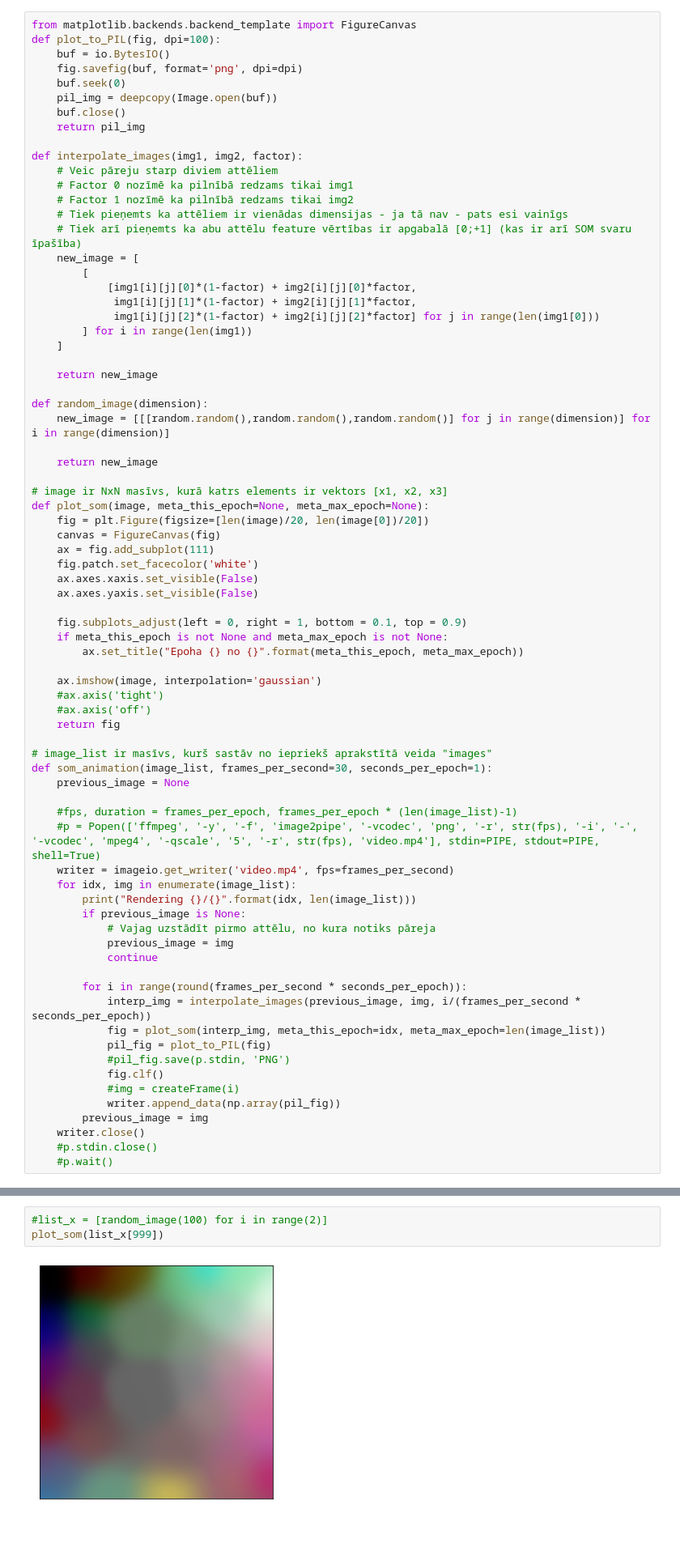
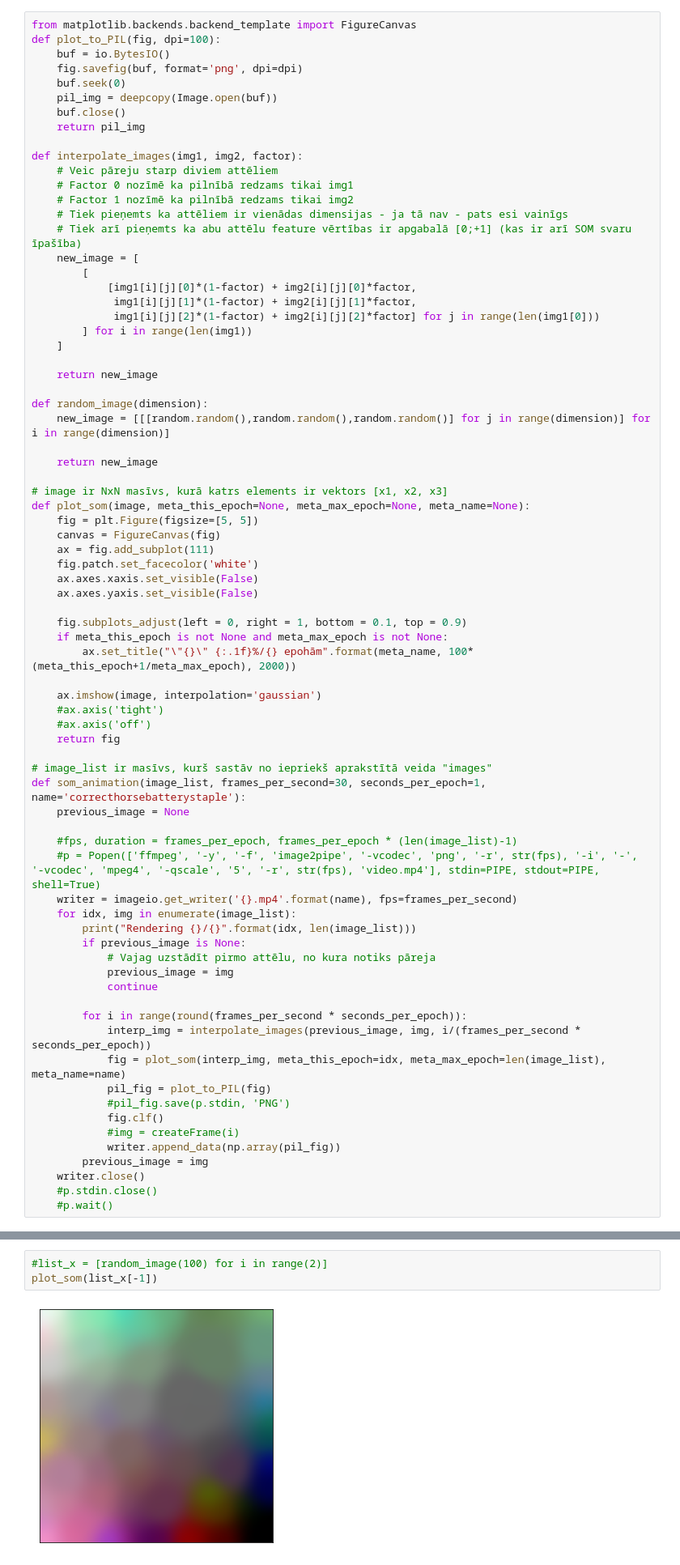
Before and after one commit to gampixi/DID305-MD3, a Jupyter notebook: visualize.ipynb, the cells around one changed output, grey strips where cells are left out. Shown at 81% size. Cells and saved outputs as stored; diff of their text form; blank space fills up the shorter version.

```diff
--- a/visualize.ipynb
+++ b/visualize.ipynb
@@ -41,8 +41,8 @@ def random_image(dimension):
     return new_image
 
 # image ir NxN masīvs, kurā katrs elements ir vektors [x1, x2, x3]
-def plot_som(image, meta_this_epoch=None, meta_max_epoch=None):
-    fig = plt.Figure(figsize=[len(image)/20, len(image[0])/20])
+def plot_som(image, meta_this_epoch=None, meta_max_epoch=None, meta_name=None):
+    fig = plt.Figure(figsize=[5, 5])
     canvas = FigureCanvas(fig)
     ax = fig.add_subplot(111)
     fig.patch.set_facecolor('white')
@@ -51,7 +51,7 @@ def plot_som(image, meta_this_epoch=None, meta_max_epoch=None):
 
     fig.subplots_adjust(left = 0, right = 1, bottom = 0.1, top = 0.9)
     if meta_this_epoch is not None and meta_max_epoch is not None:
-        ax.set_title("Epoha {} no {}".format(meta_this_epoch, meta_max_epoch))
+        ax.set_title("\"{}\" {:.1f}%/{} epohām".format(meta_name, 100*(meta_this_epoch+1/meta_max_epoch), 2000))
 
     ax.imshow(image, interpolation='gaussian')
     #ax.axis('tight')
@@ -59,12 +59,12 @@ def plot_som(image, meta_this_epoch=None, meta_max_epoch=None):
     return fig
 
 # image_list ir masīvs, kurš sastāv no iepriekš aprakstītā veida "images"
-def som_animation(image_list, frames_per_second=30, seconds_per_epoch=1):
+def som_animation(image_list, frames_per_second=30, seconds_per_epoch=1, name='correcthorsebatterystaple'):
     previous_image = None
 
     #fps, duration = frames_per_epoch, frames_per_epoch * (len(image_list)-1)
     #p = Popen(['ffmpeg', '-y', '-f', 'image2pipe', '-vcodec', 'png', '-r', str(fps), '-i', '-', '-vcodec', 'mpeg4', '-qscale', '5', '-r', str(fps), 'video.mp4'], stdin=PIPE, stdout=PIPE, shell=True)
-    writer = imageio.get_writer('video.mp4', fps=frames_per_second)
+    writer = imageio.get_writer('{}.mp4'.format(name), fps=frames_per_second)
     for idx, img in enumerate(image_list):
         print("Rendering {}/{}".format(idx, len(image_list)))
         if previous_image is None:
@@ -74,7 +74,7 @@ def som_animation(image_list, frames_per_second=30, seconds_per_epoch=1):
 
         for i in range(round(frames_per_second * seconds_per_epoch)):
             interp_img = interpolate_images(previous_image, img, i/(frames_per_second * seconds_per_epoch))
-            fig = plot_som(interp_img, meta_this_epoch=idx, meta_max_epoch=len(image_list))
+            fig = plot_som(interp_img, meta_this_epoch=idx, meta_max_epoch=len(image_list), meta_name=name)
             pil_fig = plot_to_PIL(fig)
             #pil_fig.save(p.stdin, 'PNG')
             fig.clf()
@@ -89,9 +89,9 @@ def som_animation(image_list, frames_per_second=30, seconds_per_epoch=1):
 list_x = pickle.load( open( "all_epochs.pickle", "rb" ) )
 # %%
 #list_x = [random_image(100) for i in range(2)]
-plot_som(list_x[999])
+plot_som(list_x[-1])
 # %% [output]
-[figure, old version]
+[figure, new version]
 # %%
 som_animation(list_x, 30, 0.05)
 # %% [output]
```
Also changed, not shown: parts of 1 cell of this notebook, 2 other files.
